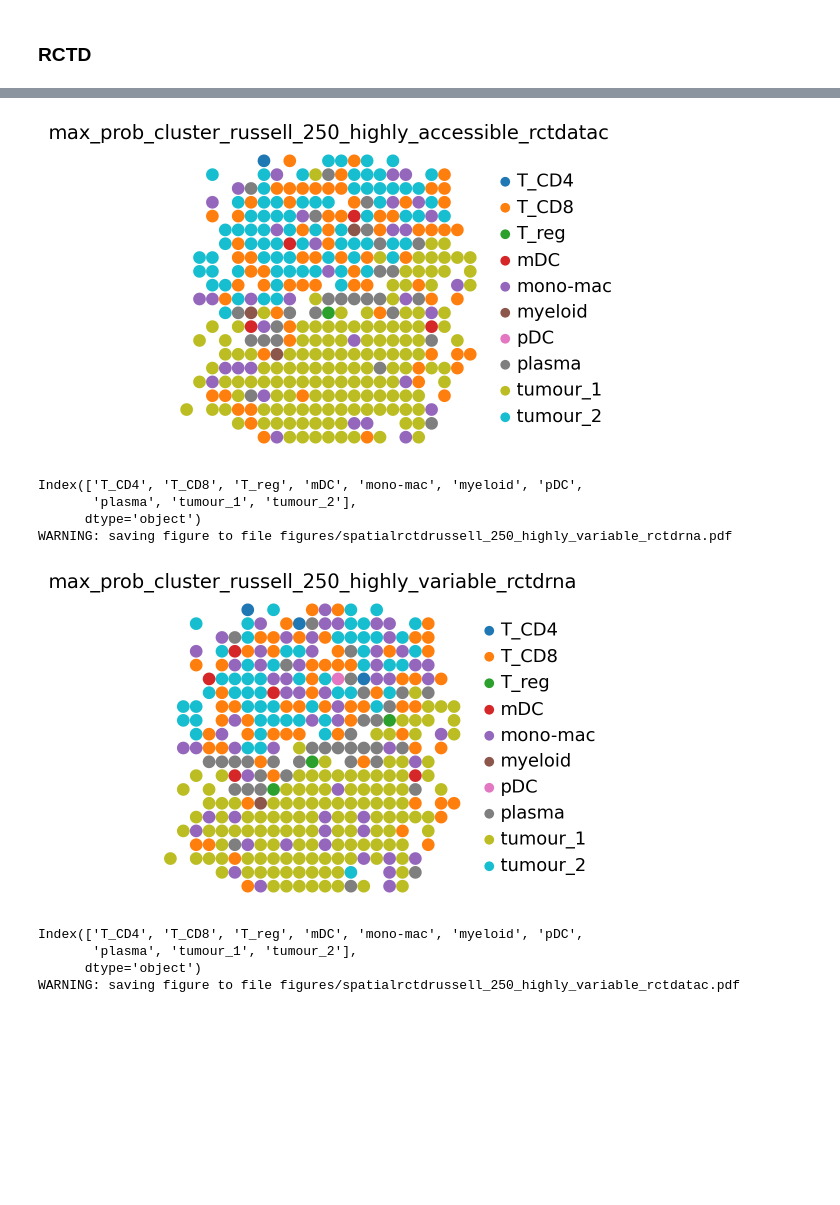
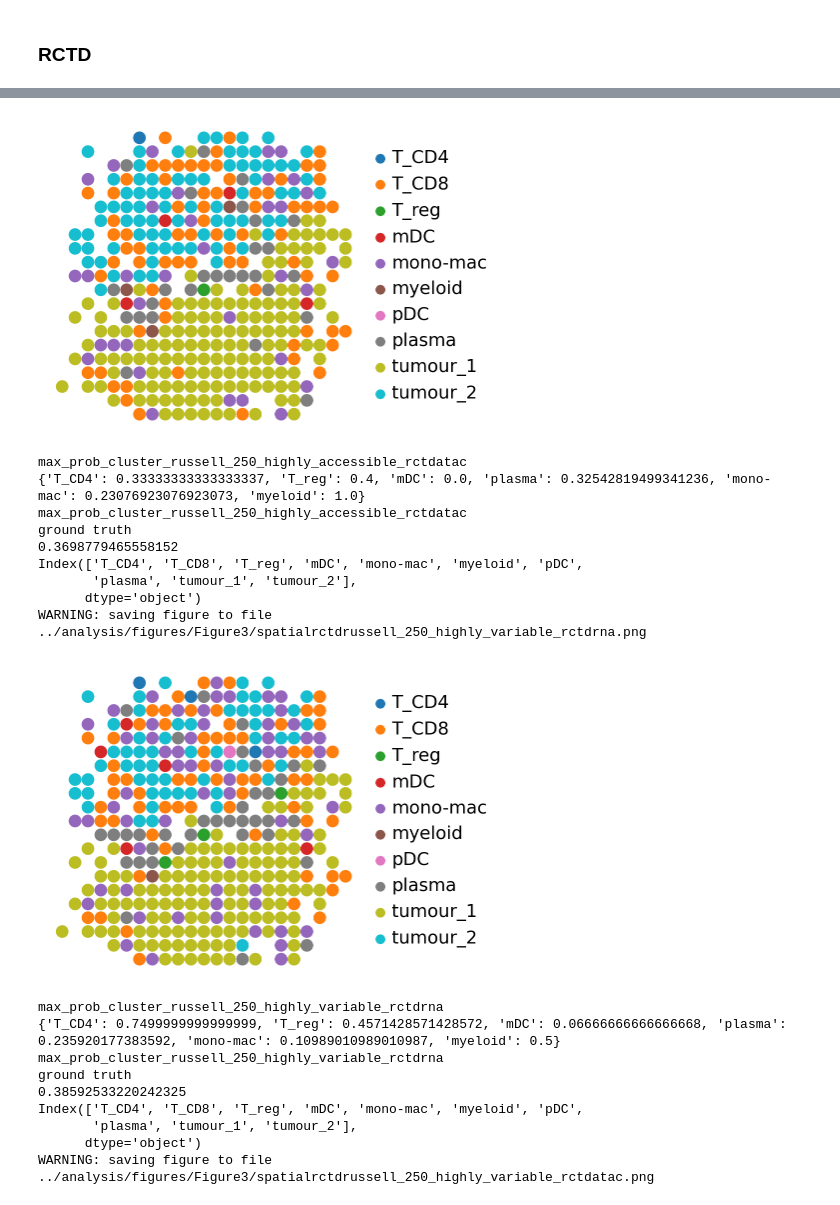
Before and after one commit to theislab/deconvATAC, a Jupyter notebook: notebooks/results/visualize_russell.ipynb, the cells around one changed output, grey strips where cells are left out. Saved outputs shown, nothing was run; the diff lists cells and outputs as text; code cells hidden in the pictures; blank space fills up the shorter version.

```diff
--- a/notebooks/results/visualize_russell.ipynb
+++ b/notebooks/results/visualize_russell.ipynb
@@ -21,6 +27,8 @@ max_prob_cluster = np.argmax(russell.mod["atac"].obsm["proportions"], axis=1)
 # Get the column names
 cluster_id = russell.mod["atac"].uns["proportion_names"]
 russell.mod["atac"].obs["ground truth"] = cluster_id[max_prob_cluster]
-russell.mod["atac"].obs['ground truth'] = pd.Categorical(russell.mod["atac"].obs['ground truth'], categories=russell_sc.mod["atac"].obs.cell_type.cat.categories)
+russell.mod["atac"].obs["ground truth"] = pd.Categorical(
+    russell.mod["atac"].obs["ground truth"], categories=russell_sc.mod["atac"].obs.cell_type.cat.categories
+)
 russell.mod["atac"].uns["ground truth_colors"] = russell_sc.mod["atac"].uns["cell_type_colors"].copy()
 # %%
@@ -31,9 +58,9 @@ WARNING: saving figure to file figures/spatialgt.pdf
 # %% [markdown]
 ### Cell2Location
 # %%
-russell_atac_ha = "/vol/storage/data/deconvolution_results/cell2location/atac/russell_250_highly_accessible/means_cell_abundance_w_sf.csv"
-russell_atac_hv = "/vol/storage/data/deconvolution_results/cell2location/atac/russell_250_highly_variable/means_cell_abundance_w_sf.csv"
-russell_rna = "/vol/storage/data/deconvolution_results/cell2location/rna/russell_250_highly_variable/means_cell_abundance_w_sf.csv"
+russell_atac_ha = "/vol/storage/submission_data/deconvolution_results/cell2location/atac/russell_250_highly_accessible/means_cell_abundance_w_sf.csv"
+russell_atac_hv = "/vol/storage/submission_data/deconvolution_results/cell2location/atac/russell_250_highly_variable/means_cell_abundance_w_sf.csv"
+russell_rna = "/vol/storage/submission_data/deconvolution_results/cell2location/rna/russell_250_highly_variable/means_cell_abundance_w_sf.csv"
 results = [russell_atac_ha, russell_rna, russell_atac_hv]
 # %%
 for result in results:
@@ -63,9 +127,13 @@ WARNING: saving figure to file figures/spatialcell2locationrussell_250_highly_va
 # %% [markdown]
 ### RCTD
 # %%
-russell_atac_ha = "/vol/storage/data/deconvolution_results/rctd/atac/russell_250_highly_accessible/estimated_proportions.csv"
-russell_atac_hv = "/vol/storage/data/deconvolution_results/rctd/atac/russell_250_highly_variable/estimated_proportions.csv"
-russell_rna = "/vol/storage/data/deconvolution_results/rctd/rna/russell_250_highly_variable/estimated_proportions.csv"
+russell_atac_ha = "/vol/storage/submission_data/deconvolution_results/rctd/atac/russell_250_highly_accessible/estimated_proportions.csv"
+russell_atac_hv = (
+    "/vol/storage/submission_data/deconvolution_results/rctd/atac/russell_250_highly_variable/estimated_proportions.csv"
+)
+russell_rna = (
+    "/vol/storage/submission_data/deconvolution_results/rctd/rna/russell_250_highly_variable/estimated_proportions.csv"
+)
 results = [russell_atac_ha, russell_rna, russell_atac_hv]
 # %%
 for result in results:
@@ -79,13 +147,34 @@ for result in results:
     max_prob_cluster = np.argmax(russell.obsm[curr], axis=1)
     # Get the column names
     cluster_id = dt.columns.to_numpy()
-    russell.mod["atac"].obs['max_prob_cluster_' + curr + mod] = cluster_id[max_prob_cluster]
+    russell.mod["atac"].obs["max_prob_cluster_" + curr + mod] = cluster_id[max_prob_cluster]
     russell.mod["atac"].obs["max_prob_cluster_" + curr + mod] = pd.Categorical(
         russell.mod["atac"].obs["max_prob_cluster_" + curr + mod],
         categories=russell_sc.mod["atac"].obs.cell_type.cat.categories,
     )
-    russell.mod["atac"].uns['max_prob_cluster_' + curr + mod + "_colors"] = russell_sc.mod["atac"].uns["cell_type_colors"].copy()
-    sc.pl.embedding(russell.mod["atac"], basis = "spatial", color = "max_prob_cluster_"+ curr + mod,save= result.split("/")[-4]+curr+mod)
+    russell.mod["atac"].uns["max_prob_cluster_" + curr + mod + "_colors"] = (
+        russell_sc.mod["atac"].uns["cell_type_colors"].copy()
+    )
+    sc.pl.embedding(
+        russell.mod["atac"],
+        basis="spatial",
+        color="max_prob_cluster_" + curr + mod,
+        save=result.split("/")[-4] + curr + mod + ".png",
+        title="",
+    )
+    print(
+        compute_f1(
+            russell.mod["atac"],
+            ["T_CD4", "T_reg", "mDC", "plasma", "mono-mac", "myeloid"],
+            "ground truth",
+            "max_prob_cluster_" + curr + mod,
+        )
+    )
+    print(
+        compute_nmi(
+            adata=russell.mod["atac"], label_key_true="ground truth", label_key_method="max_prob_cluster_" + curr + mod
+        )
+    )
 # %% [output]
 Index(['T_CD4', 'T_CD8', 'T_reg', 'mDC', 'mono-mac', 'myeloid', 'pDC',
        'plasma', 'tumour_1', 'tumour_2'],
@@ -94,10 +183,20 @@ WARNING: saving figure to file figures/spatialrctdrussell_250_highly_accessible_
-[figure, old version]
+[figure, new version]
+max_prob_cluster_russell_250_highly_accessible_rctdatac
+{'T_CD4': 0.33333333333333337, 'T_reg': 0.4, 'mDC': 0.0, 'plasma': 0.32542819499341236, 'mono-mac': 0.23076923076923073, 'myeloid': 1.0}
+max_prob_cluster_russell_250_highly_accessible_rctdatac
+ground truth
+0.3698779465558152
 Index(['T_CD4', 'T_CD8', 'T_reg', 'mDC', 'mono-mac', 'myeloid', 'pDC',
        'plasma', 'tumour_1', 'tumour_2'],
       dtype='object')
-WARNING: saving figure to file figures/spatialrctdrussell_250_highly_variable_rctdrna.pdf
+WARNING: saving figure to file ../analysis/figures/Figure3/spatialrctdrussell_250_highly_variable_rctdrna.png
-[figure, old version]
+[figure, new version]
+max_prob_cluster_russell_250_highly_variable_rctdrna
+{'T_CD4': 0.7499999999999999, 'T_reg': 0.4571428571428572, 'mDC': 0.06666666666666668, 'plasma': 0.235920177383592, 'mono-mac': 0.10989010989010987, 'myeloid': 0.5}
+max_prob_cluster_russell_250_highly_variable_rctdrna
+ground truth
+0.38592533220242325
 Index(['T_CD4', 'T_CD8', 'T_reg', 'mDC', 'mono-mac', 'myeloid', 'pDC',
        'plasma', 'tumour_1', 'tumour_2'],
       dtype='object')
-WARNING: saving figure to file figures/spatialrctdrussell_250_highly_variable_rctdatac.pdf
+WARNING: saving figure to file ../analysis/figures/Figure3/spatialrctdrussell_250_highly_variable_rctdatac.png
```
Also changed, not shown: parts of 14 cells of this notebook, 12 other files.
